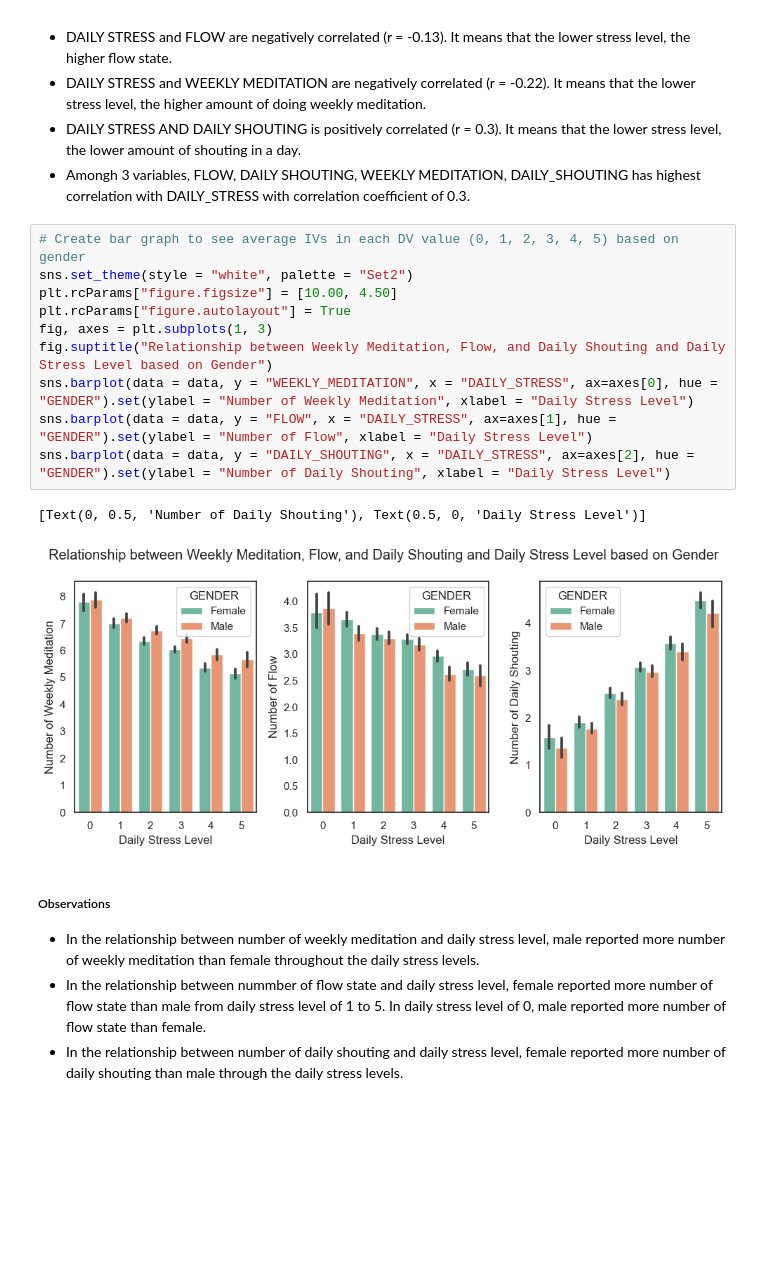
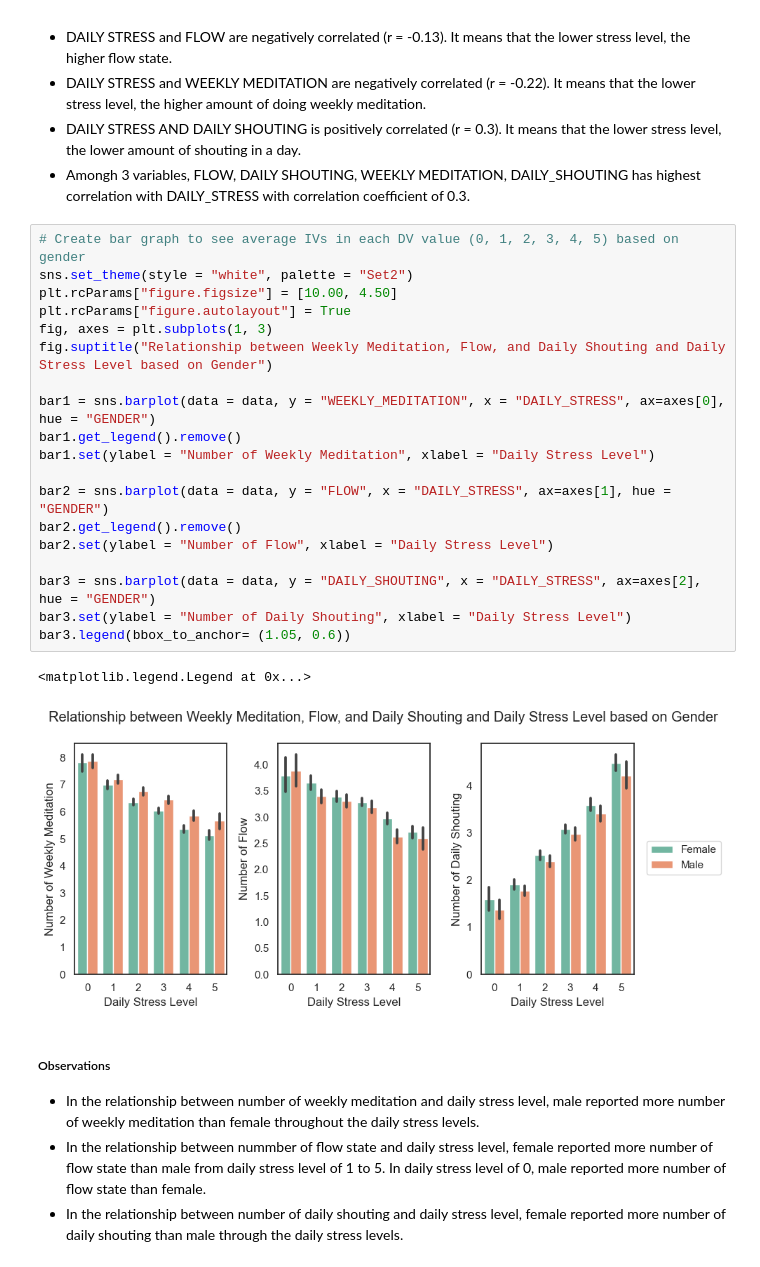
Before and after one commit to ubco-W2022T2-data301/project-group-group06, a Jupyter notebook: analysis/analysis1.ipynb, the cells around one changed output. Saved outputs shown, nothing was run; the diff lists cells and outputs as text; blank space fills up the shorter version.

Commit message:
Complete Dashboard and Change plot details (axis, title, legend)

```diff
--- a/analysis/analysis1.ipynb
+++ b/analysis/analysis1.ipynb
@@ -224,16 +227,25 @@ Text(0.5, 0.98, 'Correlation Matrix between all variables')
 # %%
 # Create bar graph to see average IVs in each DV value (0, 1, 2, 3, 4, 5) based on gender
 sns.set_theme(style = "white", palette = "Set2")
 plt.rcParams["figure.figsize"] = [10.00, 4.50]
 plt.rcParams["figure.autolayout"] = True
 fig, axes = plt.subplots(1, 3)
 fig.suptitle("Relationship between Weekly Meditation, Flow, and Daily Shouting and Daily Stress Level based on Gender")
-sns.barplot(data = data, y = "WEEKLY_MEDITATION", x = "DAILY_STRESS", ax=axes[0], hue = "GENDER").set(ylabel = "Number of Weekly Meditation", xlabel = "Daily Stress Level")
-sns.barplot(data = data, y = "FLOW", x = "DAILY_STRESS", ax=axes[1], hue = "GENDER").set(ylabel = "Number of Flow", xlabel = "Daily Stress Level")
-sns.barplot(data = data, y = "DAILY_SHOUTING", x = "DAILY_STRESS", ax=axes[2], hue = "GENDER").set(ylabel = "Number of Daily Shouting", xlabel = "Daily Stress Level")
+
+bar1 = sns.barplot(data = data, y = "WEEKLY_MEDITATION", x = "DAILY_STRESS", ax=axes[0], hue = "GENDER")
+bar1.get_legend().remove()
+bar1.set(ylabel = "Number of Weekly Meditation", xlabel = "Daily Stress Level")
+
+bar2 = sns.barplot(data = data, y = "FLOW", x = "DAILY_STRESS", ax=axes[1], hue = "GENDER")
+bar2.get_legend().remove()
+bar2.set(ylabel = "Number of Flow", xlabel = "Daily Stress Level")
+
+bar3 = sns.barplot(data = data, y = "DAILY_SHOUTING", x = "DAILY_STRESS", ax=axes[2], hue = "GENDER")
+bar3.set(ylabel = "Number of Daily Shouting", xlabel = "Daily Stress Level")
+bar3.legend(bbox_to_anchor= (1.05, 0.6))
 # %% [output]
-[Text(0, 0.5, 'Number of Daily Shouting'), Text(0.5, 0, 'Daily Stress Level')]
+<matplotlib.legend.Legend at 0x...>
-[figure, old version]
+[figure, new version]
 # %% [markdown]
 ##### Observations
 * In the relationship between number of weekly meditation and daily stress level, male reported more number of weekly meditation than female throughout the daily stress levels.
```
Also changed, not shown: parts of 3 cells of this notebook, 1 other file.
